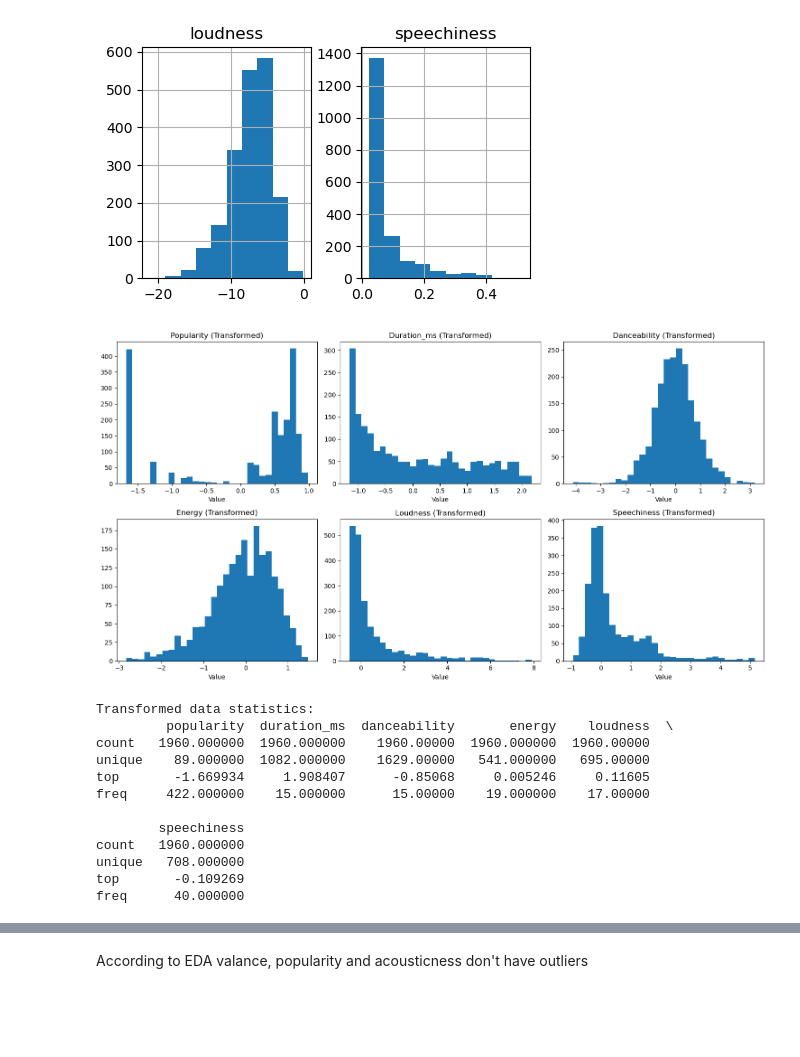
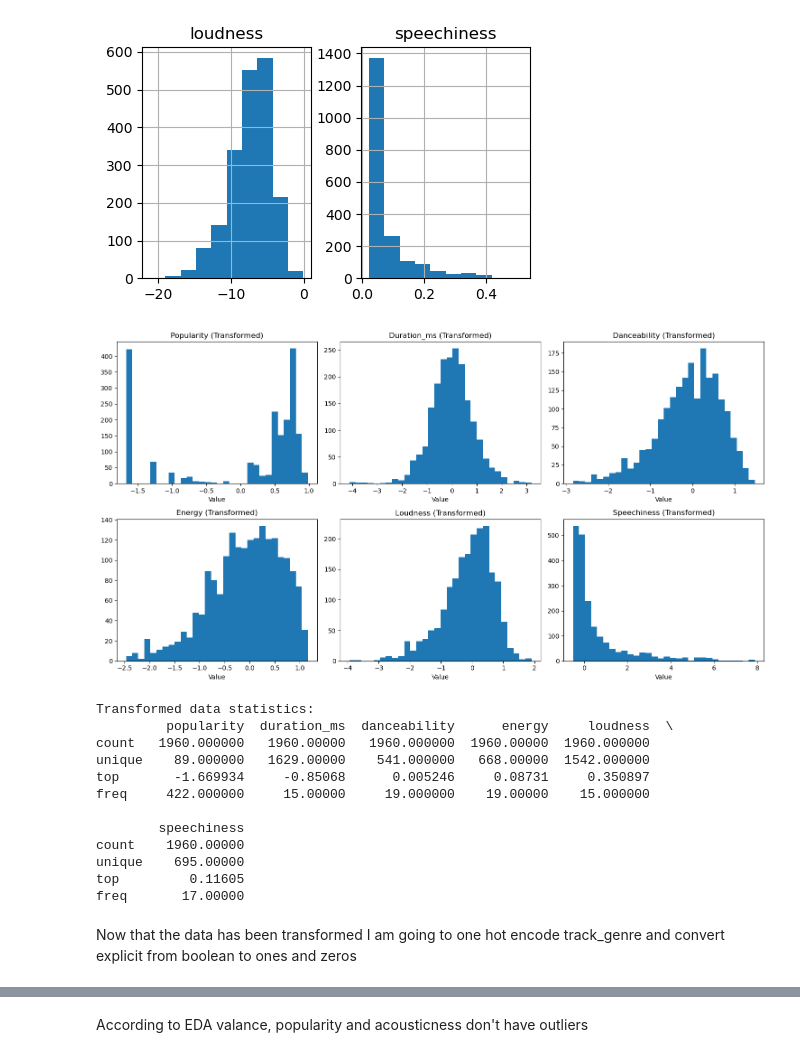
Before and after one commit to SamuelHellqvist/CS4168-DATA-MINING-UL----Project, a Jupyter notebook: Data_Preparation_notebook.ipynb, the cells around one changed output, grey strips where cells are left out. Saved outputs shown, nothing was run; the diff lists cells and outputs as text; code cells hidden in the pictures; blank space fills up the shorter version.

Commit message:
Fixed column transfer issue/one hot encoded explicit and track_genre columns

```diff
--- a/Data_Preparation_notebook.ipynb
+++ b/Data_Preparation_notebook.ipynb
@@ -48,6 +62,7 @@ I will remove those 40 data rows now.
 # %%
 # Remove all rows with NA values
 df = df.dropna()
+df = df.drop(['track_id'], axis=1)
 
 print(f"Dataset shape after removing NA values: {df.shape}")
 print(f"Original data set with no NA values removed: {df_original.shape}")
@@ -68,7 +83,7 @@ from sklearn.compose import ColumnTransformer
 
 # Define column groups
 numerical_cols = df.select_dtypes(include=[np.number]).columns
-categorical_numerical = ['key', 'mode', 'time_signature']  # numerical but categorical
+categorical_numerical = ['key', 'mode', 'time_signature', 'explicit']  # numerical but categorical
 continuous_numerical = [col for col in numerical_cols if col not in categorical_numerical]
 
 no_outlier_cols = ['valence', 'popularity', 'acousticness']
@@ -103,14 +118,14 @@ print(outlier_cols_neg)
 print("\nOutlier cols positive:")
 print(outlier_cols_pos)
 
-# Combined preprocessor (will be fitted separately for each dataset)
+# Combined preprocessor with explicit remainder handling
 preprocessor = ColumnTransformer(
     transformers=[
         ('no_outliers', preprocess_no_outliers, no_outlier_cols),
         ('outliers_neg', preprocess_outliers_neg, outlier_cols_neg),
         ('outliers_pos', preprocess_outliers_pos, outlier_cols_pos),
-        ('passthrough', 'passthrough', passthrough_cols)
-    ]
+    ],
+    remainder='passthrough'
 )
 # %% [output]
 Passthrough columns:
@@ -137,13 +152,18 @@ plt.show()
 [figure]
 # %%
 # Apply preprocessing and create transformed dataframe
+transformed_array = preprocessor.fit_transform(df)
+
+# Manually reconstruct column order
+output_cols = (no_outlier_cols + outlier_cols_neg + outlier_cols_pos + passthrough_cols)
+
 df_transformed = pd.DataFrame(
-    preprocessor.fit_transform(df),
-    columns=df.columns
+    transformed_array,
+    columns=output_cols
 )
-
 # Plot the TRANSFORMED data
 fig, axes = plt.subplots(2, 3, figsize=(15, 8))
+
 
 # Popularity and duration_ms (after log + StandardScaler)
 axes[0, 0].hist(df_transformed['popularity'], bins=30)
@@ -151,43 +171,45 @@ axes[0, 0].set_title('Popularity (Transformed)')
 axes[0, 0].set_xlabel('Value')
 
 axes[0, 1].hist(df_transformed['duration_ms'], bins=30)
 axes[0, 1].set_title('Duration_ms (Transformed)')
 axes[0, 1].set_xlabel('Value')
 
 # Danceability and energy (after log + RobustScaler)
 axes[0, 2].hist(df_transformed['danceability'], bins=30)
 axes[0, 2].set_title('Danceability (Transformed)')
 axes[0, 2].set_xlabel('Value')
 
 axes[1, 0].hist(df_transformed['energy'], bins=30)
 axes[1, 0].set_title('Energy (Transformed)')
 axes[1, 0].set_xlabel('Value')
 
 # Loudness (RobustScaler only) and speechiness (log + RobustScaler)
 axes[1, 1].hist(df_transformed['loudness'], bins=30)
 axes[1, 1].set_title('Loudness (Transformed)')
 axes[1, 1].set_xlabel('Value')
 
 axes[1, 2].hist(df_transformed['speechiness'], bins=30)
 axes[1, 2].set_title('Speechiness (Transformed)')
 axes[1, 2].set_xlabel('Value')
 
 plt.tight_layout()
 plt.show()
 
 print("\nTransformed data statistics:")
 print(df_transformed[['popularity', 'duration_ms', 'danceability', 'energy', 'loudness', 'speechiness']].describe())
 # %% [output]
-[figure, old version]
+[figure, new version]
 Transformed data statistics:
-         popularity  duration_ms  danceability       energy    loudness  \
-count   1960.000000  1960.000000    1960.00000  1960.000000  1960.00000
-unique    89.000000  1082.000000    1629.00000   541.000000   695.00000
-top       -1.669934     1.908407      -0.85068     0.005246     0.11605
-freq     422.000000    15.000000      15.00000    19.000000    17.00000
+         popularity  duration_ms  danceability      energy     loudness  \
+count   1960.000000   1960.00000   1960.000000  1960.00000  1960.000000
+unique    89.000000   1629.00000    541.000000   668.00000  1542.000000
+top       -1.669934     -0.85068      0.005246     0.08731     0.350897
+freq     422.000000     15.00000     19.000000    19.00000    15.000000
 
         speechiness
-count   1960.000000
-unique   708.000000
-top       -0.109269
-freq      40.000000
+count    1960.00000
+unique    695.00000
+top         0.11605
+freq       17.00000
+# %% [markdown]
+Now that the data has been transformed I am going to one hot encode track_genre and convert explicit from boolean to ones and zeros
```
Also changed, not shown: parts of 8 cells of this notebook.
